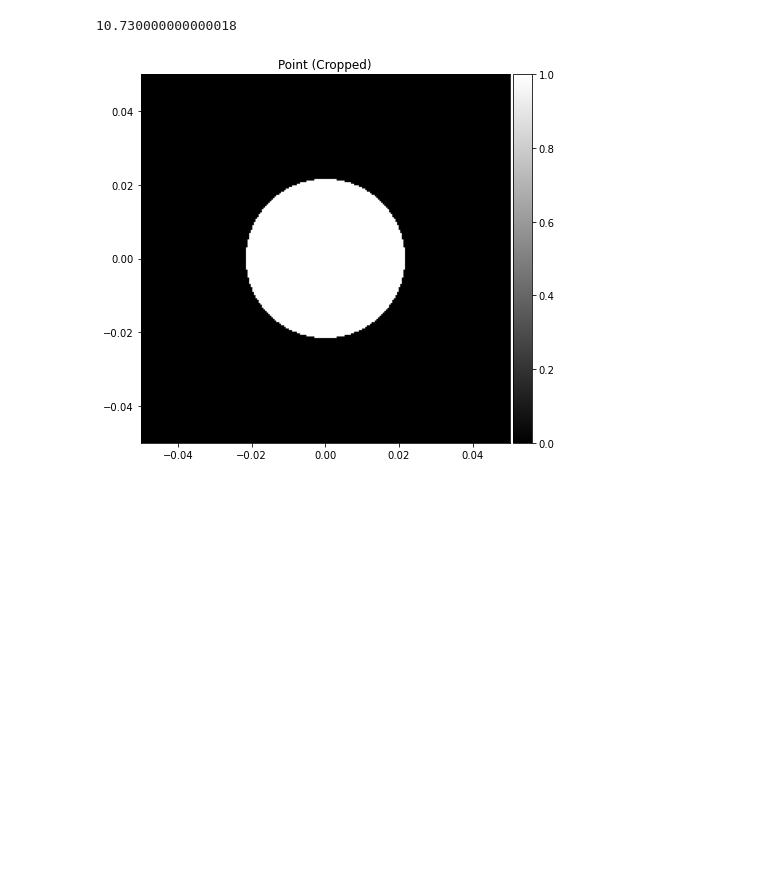
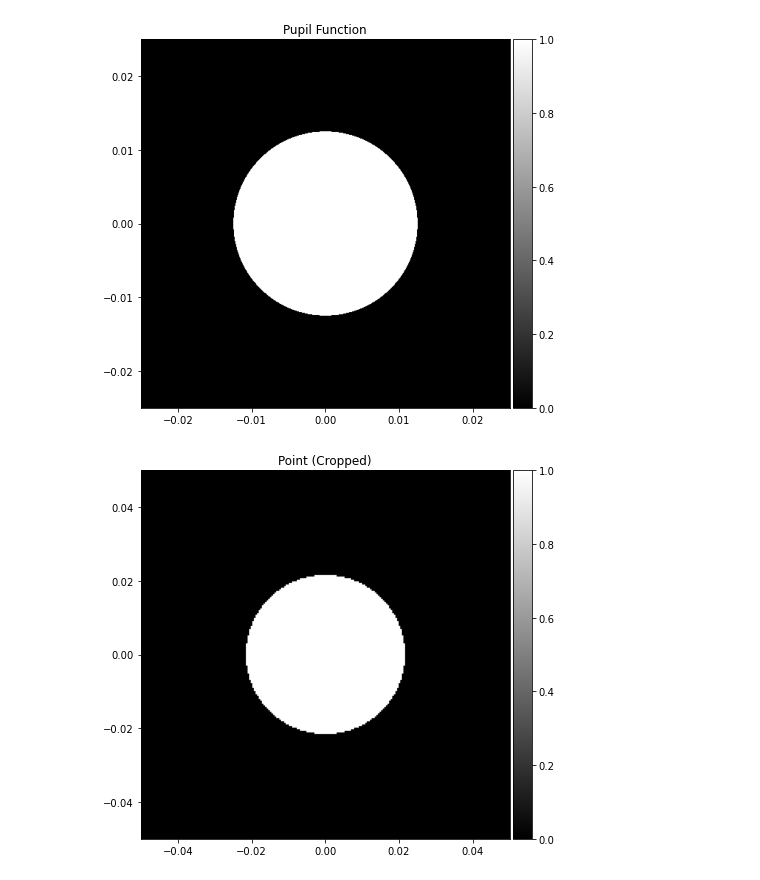
Before and after one commit to cjmcmahon1/FINCH, a Jupyter notebook: bench_sim.ipynb, the cells around one changed output. Saved outputs shown, nothing was run; the diff lists cells and outputs as text; code cells hidden in the pictures; blank space fills up the shorter version.

Commit message:
fix pupil_func() function

```diff
--- a/bench_sim.ipynb
+++ b/bench_sim.ipynb
@@ -145,7 +144,7 @@ def fresnel_TF_prop(U1, L, z, wavelength=1, label=None):
     return image_plane(U2, label, L)
 
 def pupil_func(U1, lens_radius = 1):
-    return np.sqrt(np.sum(U1**2), axis=0) / lens_radius <= 1
+    return np.sqrt(np.sum(U1**2, axis=0)) / lens_radius <= 1
 
 def lens_transmittance_fxn(U1, wavelength, f):
     #CFO examples p96
@@ -172,7 +171,7 @@ def OTF(U1, L, zxp, wxp, wavelength=1., label=None):
     #based on CFO p129, Goodman p141
     #wxp: exit pupil radius
     #zxp: exit pupil distance
-    #L: image plane side length
+    #L: object plane side length
     assert(U1.image.shape[0] == U1.image.shape[1]) #must be square image
     sample_interval = L / U1.image.shape[0]
     freq_sample_range = np.arange(-1/(2*sample_interval), 1/(2*sample_interval), 1/L)
@@ -248,10 +247,11 @@ $$
 M = \frac{z_h f_{\text{L1}}}{f_{\text{L2}} f_{\text{L0}}}
 $$
 Where the lenses L0, L1, and L2 come from figure 3 of Brooker.
-# %%
-273.73 - 263
-# %% [output]
-10.730000000000018
+# %%
+pupil_func = image_plane(pupil_func(point_distribution(500), 0.5), label="Pupil Function", length=5e-2)
+pupil_func.plot()
+# %% [output]
+[figure, added]
 # %%
 #approximate measurements of parameters in my optical setup.
 #I don't notice any interference pattern with these parameters.
```
Also changed, not shown: parts of 2 cells of this notebook.
